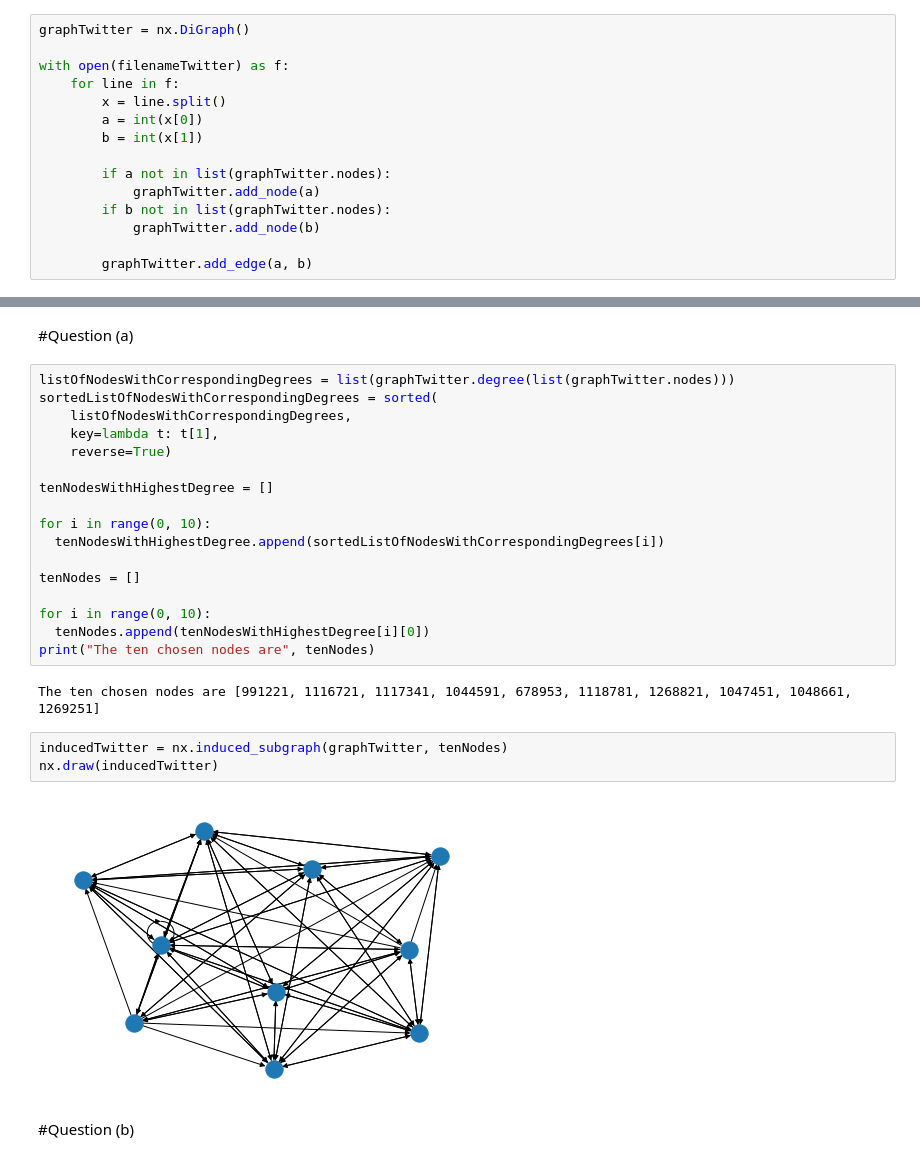
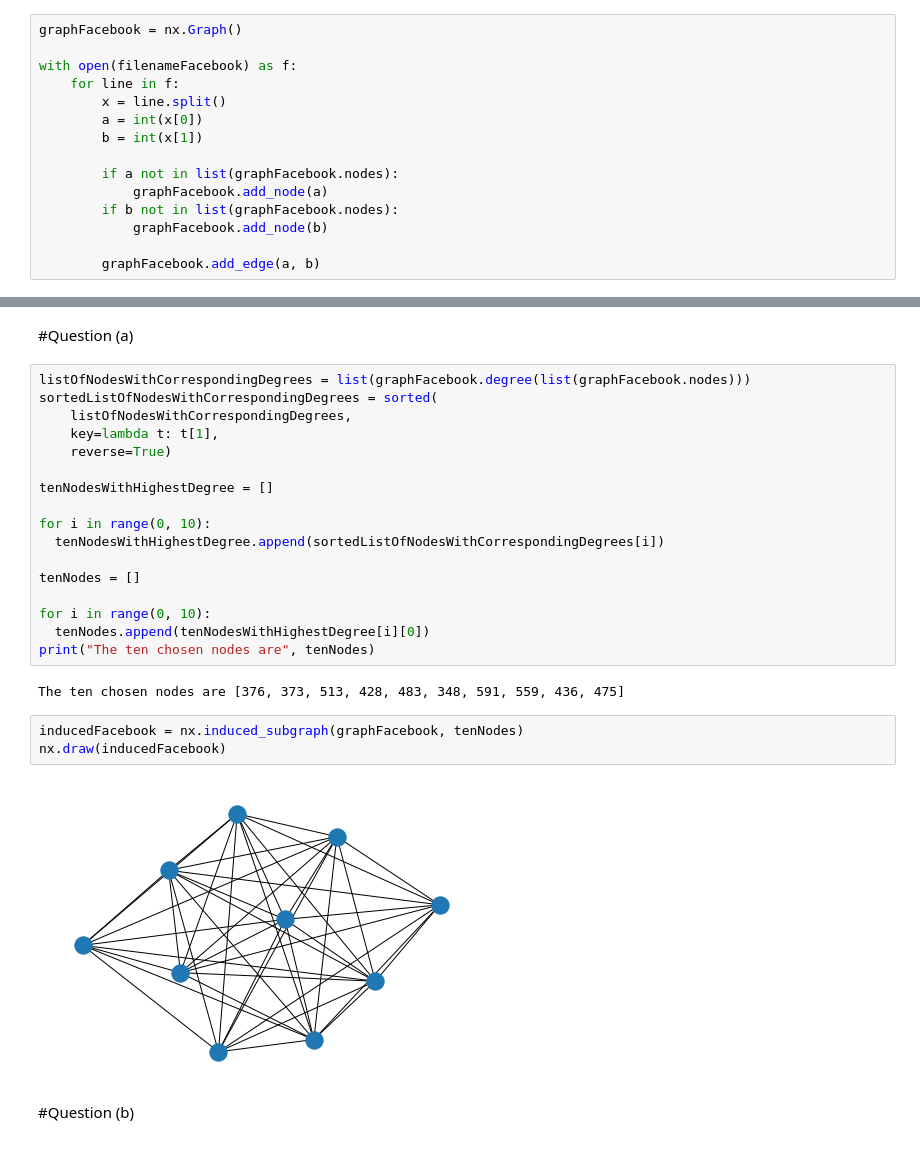
Before and after one commit to CarolinaOliveira001/Complex_Network, a Jupyter notebook: Assignment5.ipynb, the cells around one changed output, grey strips where cells are left out. Saved outputs shown, nothing was run; the diff lists cells and outputs as text.

```diff
--- a/Assignment5.ipynb
+++ b/Assignment5.ipynb
@@ -17,17 +15,17 @@ filenameTwitter = "/content/twitter/1046661.edges"
 # %%
 filenameFacebook = "/content/facebook/414.edges"
 # %%
-graphTwitter = nx.DiGraph()
+graphFacebook = nx.Graph()
 
-with open(filenameTwitter) as f:
+with open(filenameFacebook) as f:
     for line in f:
         x = line.split()
         a = int(x[0])
         b = int(x[1])
 
-        if a not in list(graphTwitter.nodes):
-            graphTwitter.add_node(a)
-        if b not in list(graphTwitter.nodes):
-            graphTwitter.add_node(b)
+        if a not in list(graphFacebook.nodes):
+            graphFacebook.add_node(a)
+        if b not in list(graphFacebook.nodes):
+            graphFacebook.add_node(b)
 
-        graphTwitter.add_edge(a, b)
+        graphFacebook.add_edge(a, b)
@@ -49,7 +32,7 @@ with open(filenameTwitter) as f:
 # %% [markdown]
 #Question (a)
 # %%
-listOfNodesWithCorrespondingDegrees = list(graphTwitter.degree(list(graphTwitter.nodes)))
+listOfNodesWithCorrespondingDegrees = list(graphFacebook.degree(list(graphFacebook.nodes)))
 sortedListOfNodesWithCorrespondingDegrees = sorted(
     listOfNodesWithCorrespondingDegrees,
     key=lambda t: t[1],
@@ -66,12 +49,12 @@ for i in range(0, 10):
   tenNodes.append(tenNodesWithHighestDegree[i][0])
 print("The ten chosen nodes are", tenNodes)
 # %% [output]
-The ten chosen nodes are [991221, 1116721, 1117341, 1044591, 678953, 1118781, 1268821, 1047451, 1048661, 1269251]
+The ten chosen nodes are [376, 373, 513, 428, 483, 348, 591, 559, 436, 475]
 # %%
-inducedTwitter = nx.induced_subgraph(graphTwitter, tenNodes)
-nx.draw(inducedTwitter)
+inducedFacebook = nx.induced_subgraph(graphFacebook, tenNodes)
+nx.draw(inducedFacebook)
 # %% [output]
-[figure, old version]
+[figure, new version]
 # %% [markdown]
 #Question (b)
 # %% [markdown]
```
Also changed, not shown: parts of 35 cells of this notebook.
